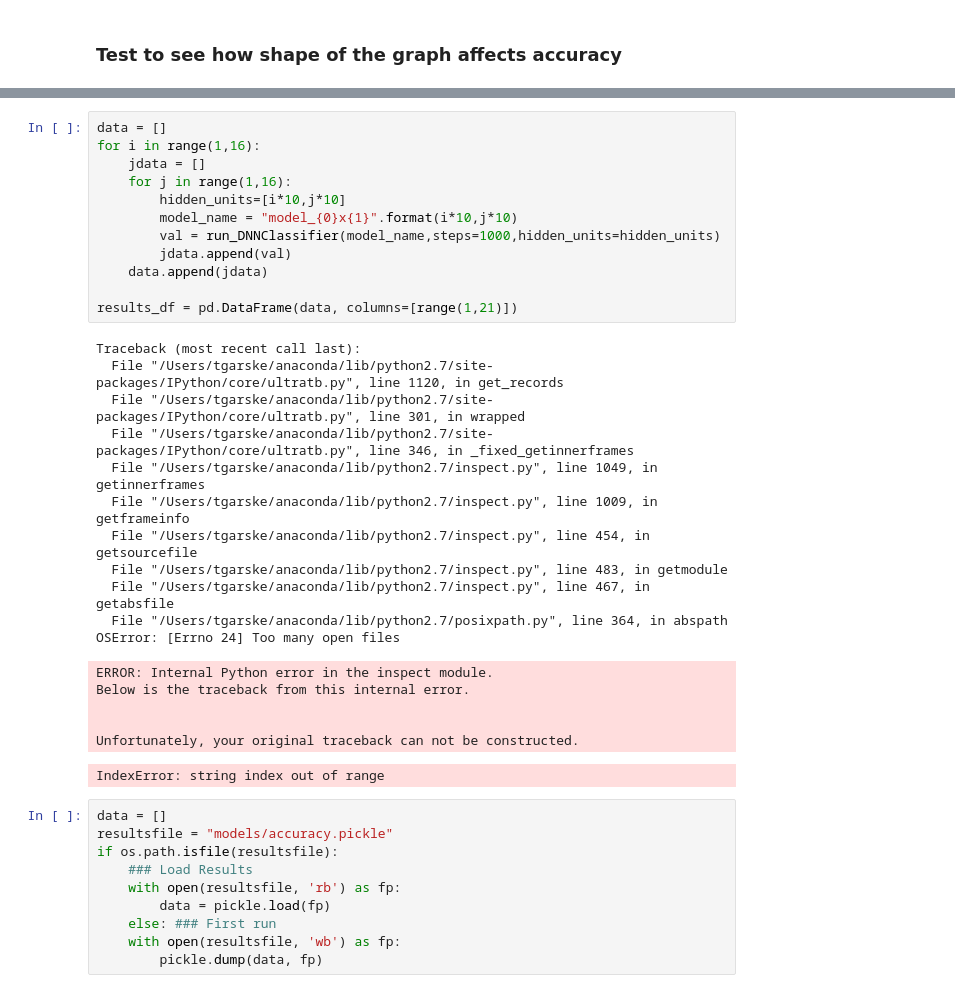
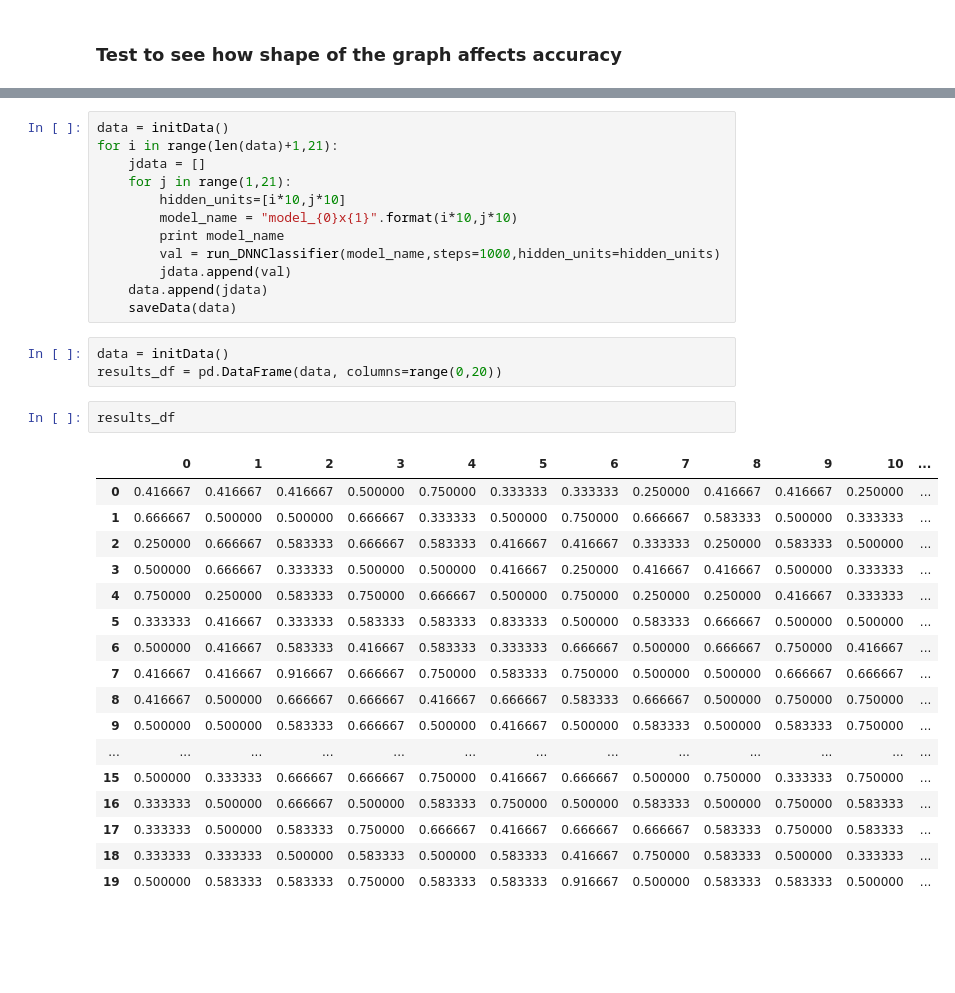
Before and after one commit to BryanMcKinney/parkinsons-machine-learning, a Jupyter notebook: pd-speechdataset-dnn/pd-speechdataset-dnn.ipynb, the cells around one changed output, grey strips where cells are left out. Saved outputs shown, nothing was run; the diff lists cells and outputs as text; blank space fills up the shorter version.

```diff
--- a/pd-speechdataset-dnn/pd-speechdataset-dnn.ipynb
+++ b/pd-speechdataset-dnn/pd-speechdataset-dnn.ipynb
@@ -240,40 +262,35 @@ Wall time: 16.2 s
 # %%
-data = []
-for i in range(1,16):
+data = initData()
+for i in range(len(data)+1,21):
     jdata = []
-    for j in range(1,16):
+    for j in range(1,21):
         hidden_units=[i*10,j*10]
         model_name = "model_{0}x{1}".format(i*10,j*10)
+        print model_name
         val = run_DNNClassifier(model_name,steps=1000,hidden_units=hidden_units)
         jdata.append(val)
     data.append(jdata)
-
-results_df = pd.DataFrame(data, columns=[range(1,21)])
+    saveData(data)
-# %% [output]
-Traceback (most recent call last):
-  File "/Users/tgarske/anaconda/lib/python2.7/site-packages/IPython/core/ultratb.py", line 1120, in get_records
-  File "/Users/tgarske/anaconda/lib/python2.7/site-packages/IPython/core/ultratb.py", line 301, in wrapped
-  File "/Users/tgarske/anaconda/lib/python2.7/site-packages/IPython/core/ultratb.py", line 346, in _fixed_getinnerframes
-  File "/Users/tgarske/anaconda/lib/python2.7/inspect.py", line 1049, in getinnerframes
-  File "/Users/tgarske/anaconda/lib/python2.7/inspect.py", line 1009, in getframeinfo
-  File "/Users/tgarske/anaconda/lib/python2.7/inspect.py", line 454, in getsourcefile
-  File "/Users/tgarske/anaconda/lib/python2.7/inspect.py", line 483, in getmodule
-  File "/Users/tgarske/anaconda/lib/python2.7/inspect.py", line 467, in getabsfile
-  File "/Users/tgarske/anaconda/lib/python2.7/posixpath.py", line 364, in abspath
-OSError: [Errno 24] Too many open files
-ERROR: Internal Python error in the inspect module.
-Below is the traceback from this internal error.
-
-
-Unfortunately, your original traceback can not be constructed.
-IndexError: string index out of range
-# %%
-data = []
-resultsfile = "models/accuracy.pickle"
-if os.path.isfile(resultsfile):
-    ### Load Results
-    with open(resultsfile, 'rb') as fp:
-        data = pickle.load(fp)
-    else: ### First run
-    with open(resultsfile, 'wb') as fp:
-        pickle.dump(data, fp)
+# %%
+data = initData()
+results_df = pd.DataFrame(data, columns=range(0,20))
+# %%
+results_df
+# %% [output]
+|  | 0 | 1 | 2 | 3 | 4 | 5 | 6 | 7 | 8 | 9 | 10 | ... |
+| 0 | 0.416667 | 0.416667 | 0.416667 | 0.500000 | 0.750000 | 0.333333 | 0.333333 | 0.250000 | 0.416667 | 0.416667 | 0.250000 | ... |
+| 1 | 0.666667 | 0.500000 | 0.500000 | 0.666667 | 0.333333 | 0.500000 | 0.750000 | 0.666667 | 0.583333 | 0.500000 | 0.333333 | ... |
+| 2 | 0.250000 | 0.666667 | 0.583333 | 0.666667 | 0.583333 | 0.416667 | 0.416667 | 0.333333 | 0.250000 | 0.583333 | 0.500000 | ... |
+| 3 | 0.500000 | 0.666667 | 0.333333 | 0.500000 | 0.500000 | 0.416667 | 0.250000 | 0.416667 | 0.416667 | 0.500000 | 0.333333 | ... |
+| 4 | 0.750000 | 0.250000 | 0.583333 | 0.750000 | 0.666667 | 0.500000 | 0.750000 | 0.250000 | 0.250000 | 0.416667 | 0.333333 | ... |
+| 5 | 0.333333 | 0.416667 | 0.333333 | 0.583333 | 0.583333 | 0.833333 | 0.500000 | 0.583333 | 0.666667 | 0.500000 | 0.500000 | ... |
+| 6 | 0.500000 | 0.416667 | 0.583333 | 0.416667 | 0.583333 | 0.333333 | 0.666667 | 0.500000 | 0.666667 | 0.750000 | 0.416667 | ... |
+| 7 | 0.416667 | 0.416667 | 0.916667 | 0.666667 | 0.750000 | 0.583333 | 0.750000 | 0.500000 | 0.500000 | 0.666667 | 0.666667 | ... |
+| 8 | 0.416667 | 0.500000 | 0.666667 | 0.666667 | 0.416667 | 0.666667 | 0.583333 | 0.666667 | 0.500000 | 0.750000 | 0.750000 | ... |
+| 9 | 0.500000 | 0.500000 | 0.583333 | 0.666667 | 0.500000 | 0.416667 | 0.500000 | 0.583333 | 0.500000 | 0.583333 | 0.750000 | ... |
+| ... | ... | ... | ... | ... | ... | ... | ... | ... | ... | ... | ... | ... |
+| 15 | 0.500000 | 0.333333 | 0.666667 | 0.666667 | 0.750000 | 0.416667 | 0.666667 | 0.500000 | 0.750000 | 0.333333 | 0.750000 | ... |
+| 16 | 0.333333 | 0.500000 | 0.666667 | 0.500000 | 0.583333 | 0.750000 | 0.500000 | 0.583333 | 0.500000 | 0.750000 | 0.583333 | ... |
+| 17 | 0.333333 | 0.500000 | 0.583333 | 0.750000 | 0.666667 | 0.416667 | 0.666667 | 0.666667 | 0.583333 | 0.750000 | 0.583333 | ... |
+| 18 | 0.333333 | 0.333333 | 0.500000 | 0.583333 | 0.500000 | 0.583333 | 0.416667 | 0.750000 | 0.583333 | 0.500000 | 0.333333 | ... |
+| 19 | 0.500000 | 0.583333 | 0.583333 | 0.750000 | 0.583333 | 0.583333 | 0.916667 | 0.500000 | 0.583333 | 0.583333 | 0.500000 | ... |
```
Also changed, not shown: parts of 3 cells of this notebook.
